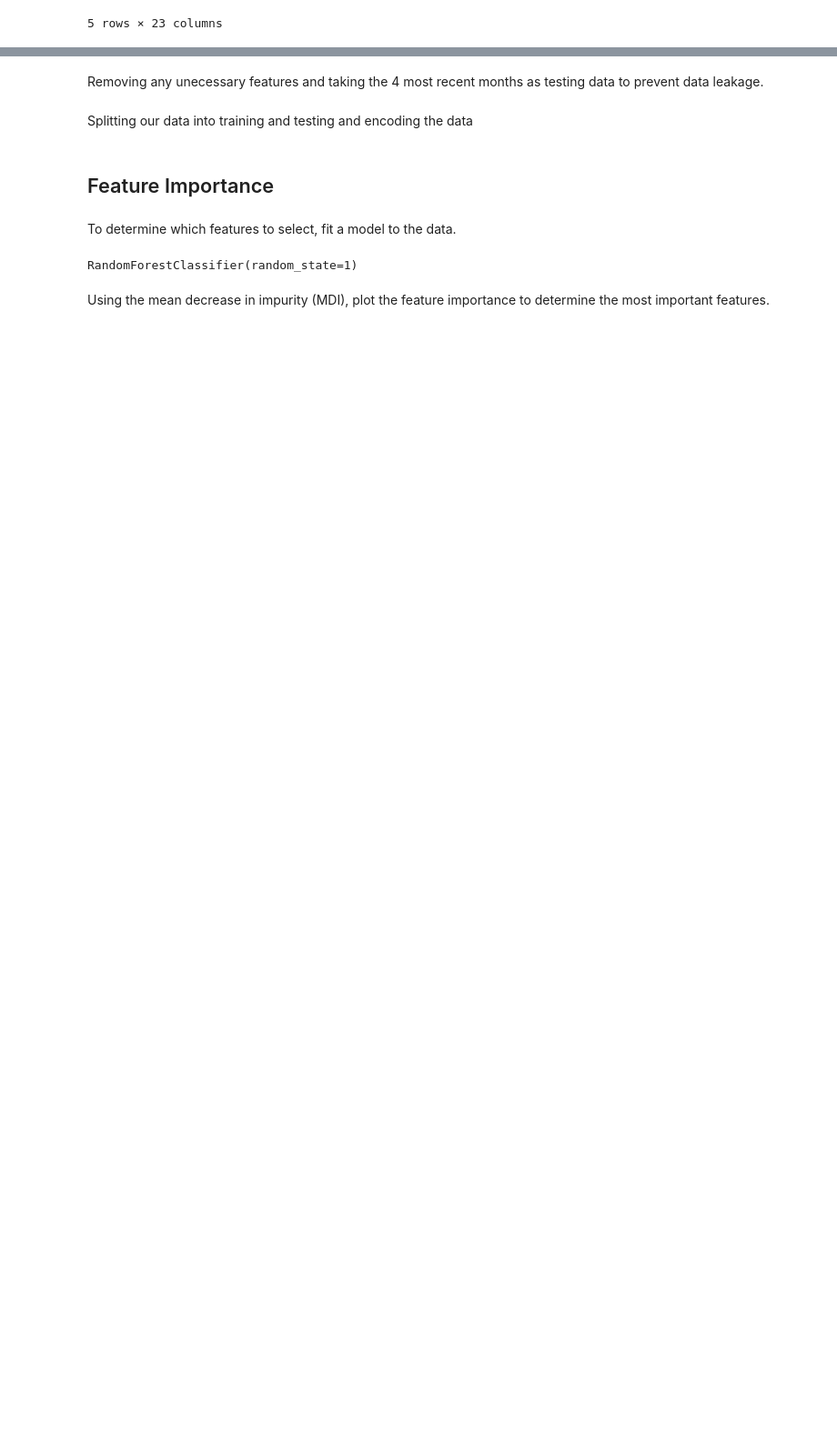
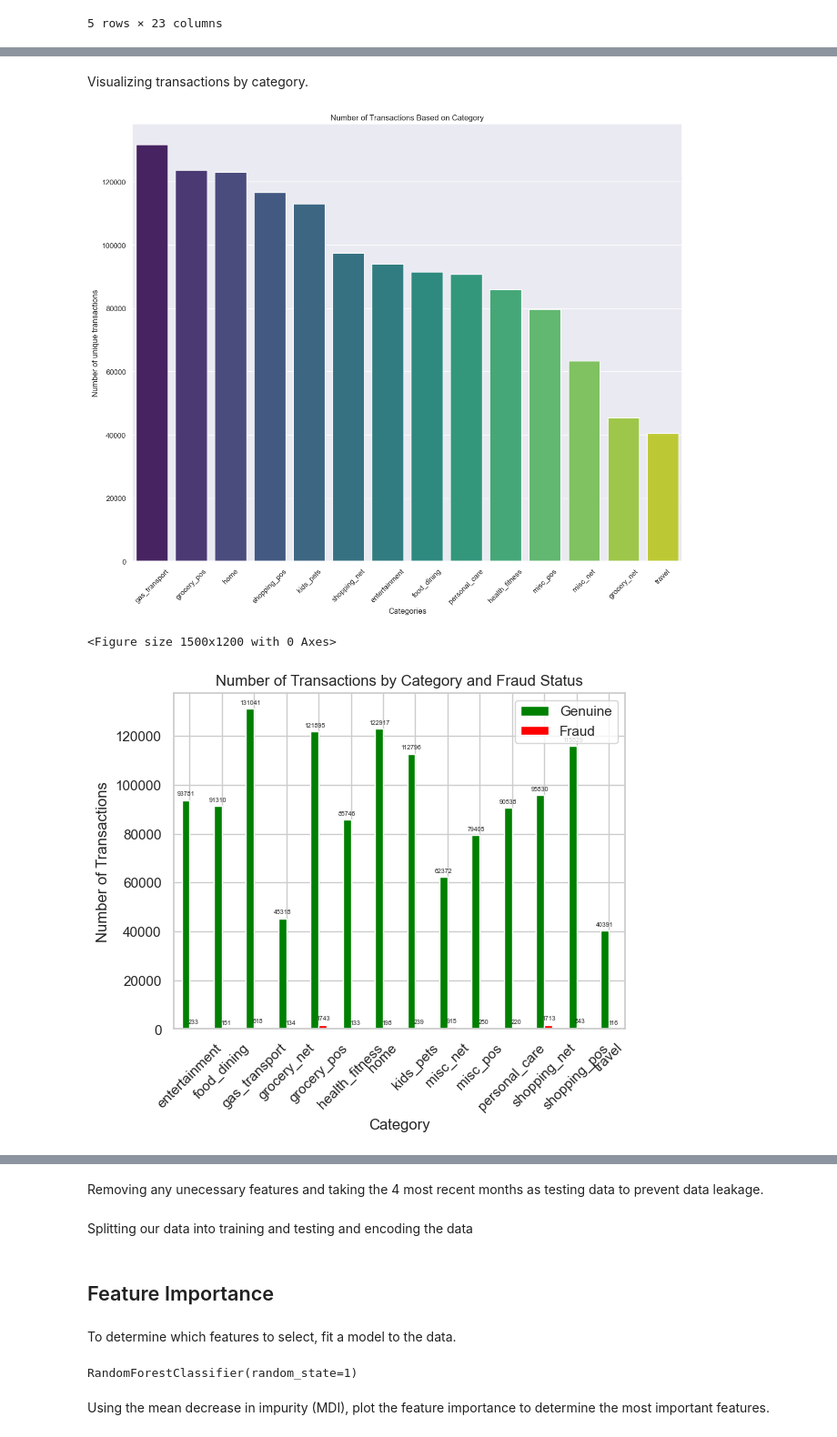
Before and after one commit to hnguyentran03/card_detection, a Jupyter notebook: transaction-fraud-detect.ipynb, the cells around one changed output, grey strips where cells are left out. Shown at 91% size. Drawn from its saved outputs; the diff is of its cells as text; code cells hidden in the pictures; blank space fills up the shorter version.

Commit message:
added exploratory data analysis and feature importance

```diff
--- a/transaction-fraud-detect.ipynb
+++ b/transaction-fraud-detect.ipynb
@@ -85,0 +154,43 @@ data.head(5)
+# %% [markdown]
+Visualizing transactions by category.
+# %%
+grouped = data.groupby("trans_id")["category"].aggregate("max").reset_index()
+grouped = grouped.category.value_counts()
+
+# Plotting
+sns.set_style('dark')
+colors = sns.color_palette("viridis", n_colors=len(grouped))
+f, ax = plt.subplots(figsize=(15, 12))
+
+sns.barplot(x=grouped.index, y=grouped.values, hue=grouped.index, ax=ax, palette=colors, legend=False)
+ax.grid(True, axis='y')
+
+plt.xticks(rotation=45)
+plt.ylabel('Number of unique transactions')
+plt.xlabel('Categories')
+plt.title('Number of Transactions Based on Category')
+plt.show()
+
+# Split into fraud or not
+grouped = data[["trans_id", "category", "is_fraud"]].groupby(['category', 'is_fraud']).size().unstack()
+
+# Plotting
+sns.set(style="whitegrid")
+plt.figure(figsize=(15, 12))
+ax = grouped.plot(kind='bar', stacked=False, color=['green', 'red'])
+
+# Adding the numbers to bars
+for p in ax.patches:
+    ax.annotate(str(p.get_height()), (p.get_x() + p.get_width() / 2., p.get_height()),
+                ha='center', va='center', xytext=(0, 5), textcoords='offset points', fontsize=5)
+
+plt.xticks(rotation=45)
+plt.xlabel('Category')
+plt.ylabel('Number of Transactions')
+plt.title('Number of Transactions by Category and Fraud Status')
+plt.legend(['Genuine', 'Fraud'])
+plt.show()
+# %% [output]
+[figure, added]
+<Figure size 1500x1200 with 0 Axes>
+[figure, added]
```
Also changed, not shown: parts of 23 cells of this notebook.
